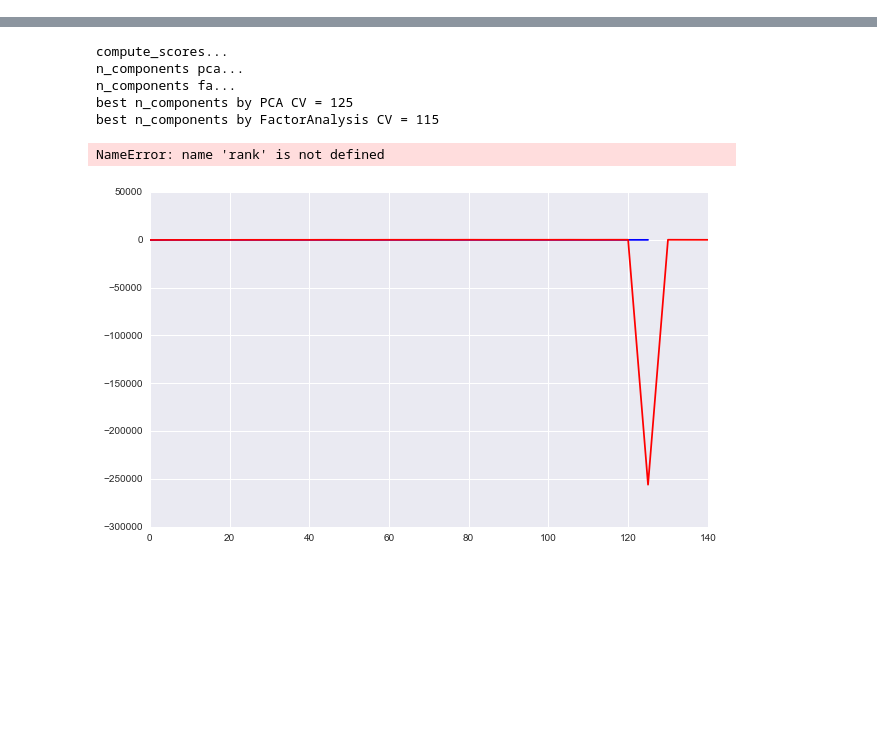
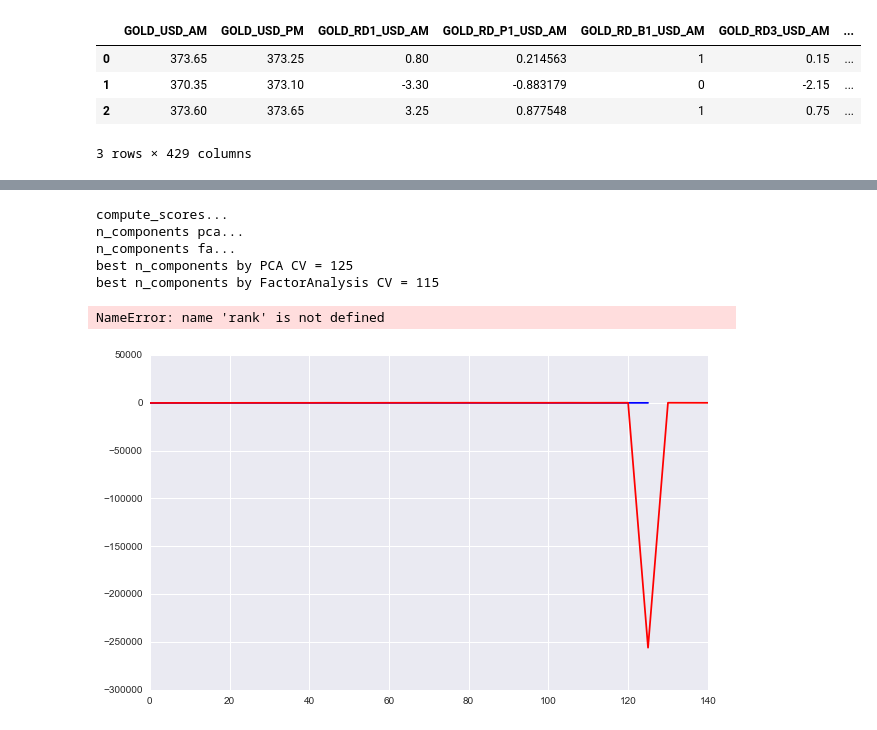
Before and after one commit to pablovicente/stock-index-prediction, a Jupyter notebook: Data_Analysis.ipynb, the cells around one changed output, grey strips where cells are left out. Cells and saved outputs as stored; diff of their text form; code cells hidden in the pictures; blank space fills up the shorter version.

```diff
--- a/Data_Analysis.ipynb
+++ b/Data_Analysis.ipynb
@@ -93,3 +216,11 @@ testX = preprocessing.Imputer().fit_transform(testX)
+# %%
+new_dataset.head(3)
+# %% [output]
+|  | GOLD_USD_AM | GOLD_USD_PM | GOLD_RD1_USD_AM | GOLD_RD_P1_USD_AM | GOLD_RD_B1_USD_AM | GOLD_RD3_USD_AM | ... |
+| 0 | 373.65 | 373.25 | 0.80 | 0.214563 | 1 | 0.15 | ... |
+| 1 | 370.35 | 373.10 | -3.30 | -0.883179 | 0 | -2.15 | ... |
+| 2 | 373.60 | 373.65 | 3.25 | 0.877548 | 1 | 0.75 | ... |
+3 rows × 429 columns
 # %%
 N_TREES = 500
 SEED = 42
```
Also changed, not shown: parts of 7 cells of this notebook.
